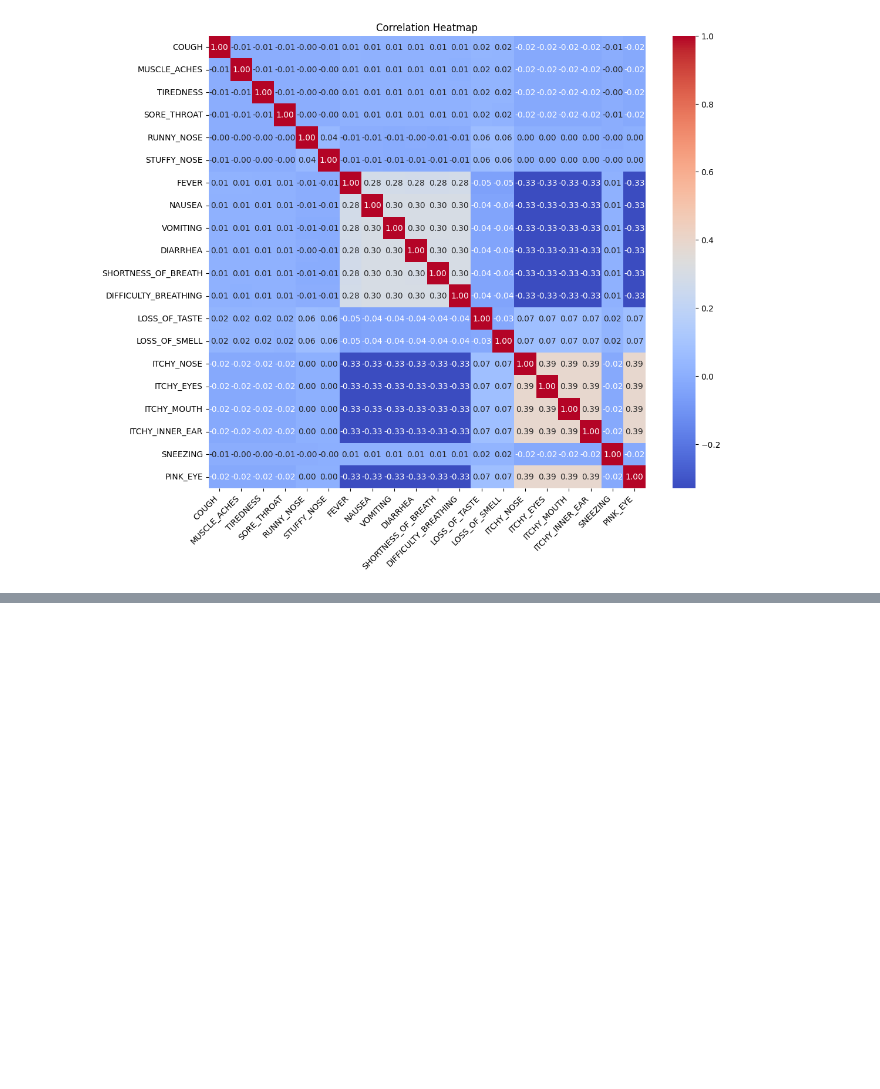
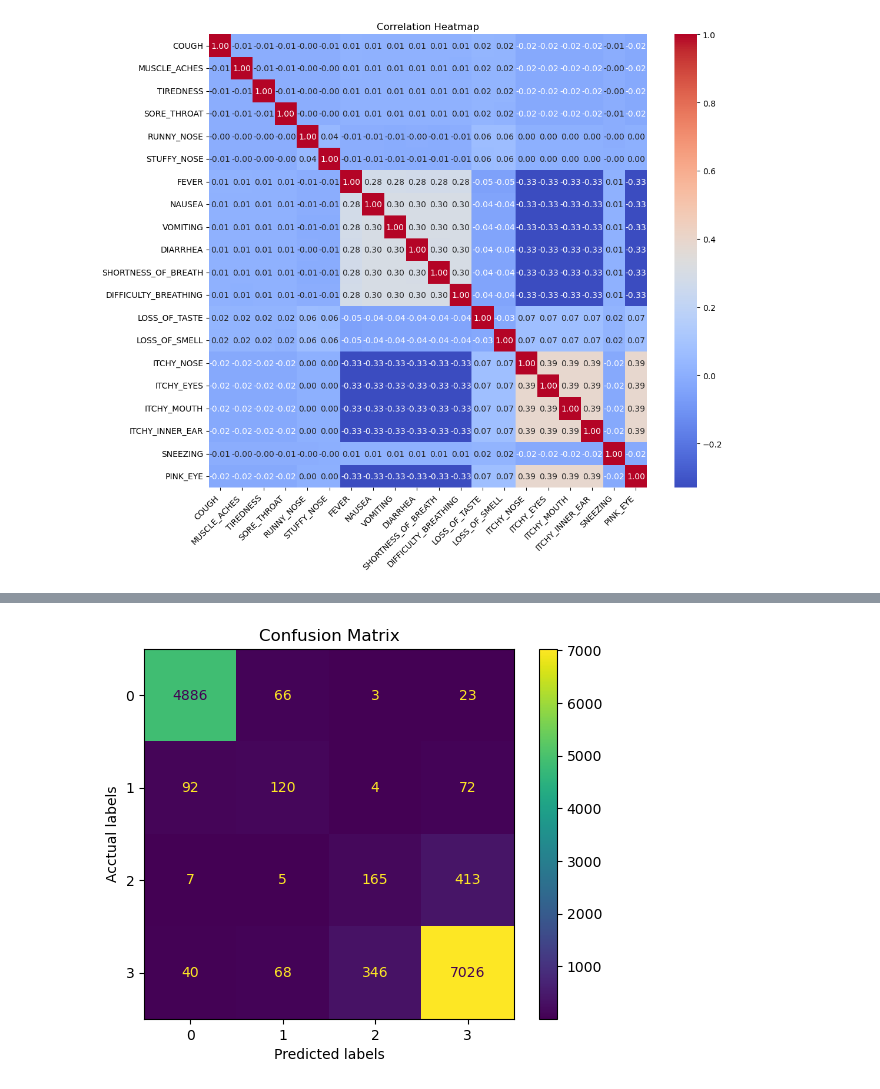
Before and after one commit to MuhammedMahmoud0/Water-Potabilty-Analysis, a Jupyter notebook: project.ipynb, the cells around one changed output, grey strips where cells are left out. Saved outputs shown, nothing was run; the diff lists cells and outputs as text; code cells hidden in the pictures; blank space fills up the shorter version.

```diff
--- a/project.ipynb
+++ b/project.ipynb
@@ -120,0 +132,12 @@ plt.show()
+# %%
+x=df.drop(columns=["TYPE"])
+y=df["TYPE"]
+x_train, x_test, y_train, y_test = train_test_split(x, y, test_size=0.3, random_state=42)
+# %%
+k = 5
+knn = KNeighborsClassifier(n_neighbors=k)
+knn.fit(x_train,y_train)
+y_pred = knn.predict(x_test)
+
+print("Classification Report:\n", classification_report(y_test, y_pred))
+print("Accuracy:", accuracy_score(y_test, y_pred))
@@ -120,0 +158,10 @@ plt.show()
+# %%
+confusion_m=confusion_matrix(y_test,y_pred)
+display=ConfusionMatrixDisplay(confusion_matrix=confusion_m)
+display.plot()
+plt.xlabel('Predicted labels')
+plt.ylabel('Acctual labels')
+plt.title('Confusion Matrix')
+plt.show()
+# %% [output]
+[figure, added]
```
Also changed, not shown: parts of 5 cells of this notebook, 2 other files.
